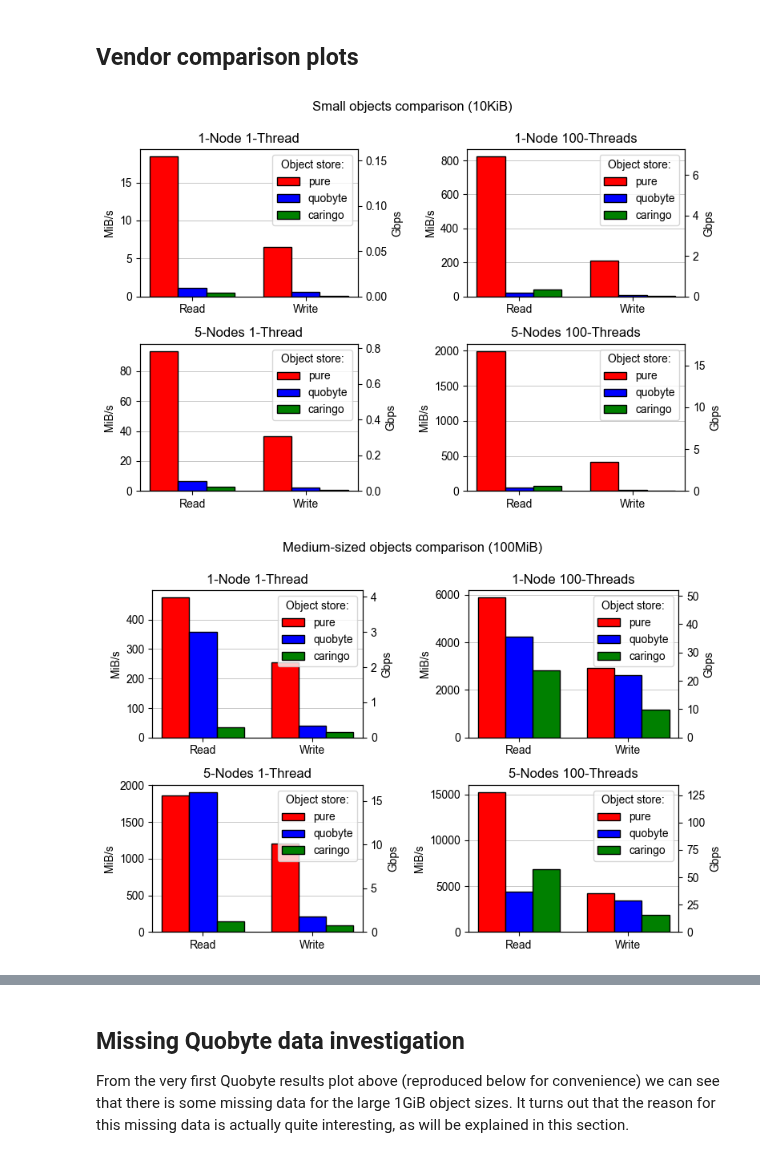
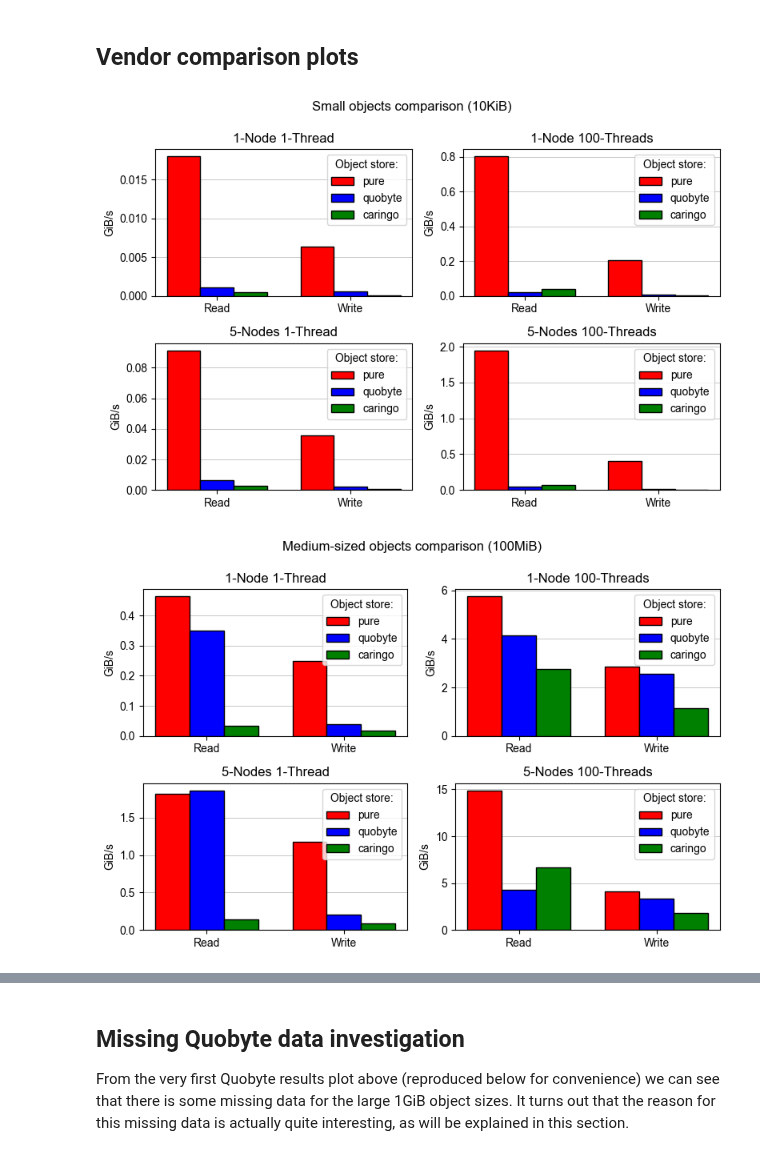
Before and after one commit to stackhpc/jasmin-fs-benchmark, a Jupyter notebook: s3-warp/Analysis.ipynb, the cells around one changed output, grey strips where cells are left out. Cells and saved outputs as stored; diff of their text form; code cells hidden in the pictures.

```diff
--- a/s3-warp/Analysis.ipynb
+++ b/s3-warp/Analysis.ipynb
@@ -471,23 +486,18 @@ plt.savefig(f'figures/{vendor}-iops.png')
 # %%
 # Code - function defs
 
-def file_filter(file_path, vendor, op, nodes, threads, obj_size):
-    pattern = f's3-summary.{vendor}-{op}-{nodes}-{threads}-{obj_size}-'
-    return (pattern in file_path.name and file_path.suffix == '.txt')
-
 def plot_vendor_comparison(
     obj_size,
-    unit='MiB/s',
+    unit='GiB/s',
     figsize=(8, 5),
     bar_colours={'pure':'r', 'quobyte':'b', 'caringo':'g'},
-    highlight_uplink_speed=True,
     highlight_missing=True,
     legend=True,
     **legend_kwargs,
 ):
 
     # Load scores
-    data_dir = pathlib.Path('./benchmark-runs/')
+    data_dir = pathlib.Path('./benchmark-runs/summaries/')
     scores = {}
     for nodes in [1, 5]:
         for threads in [1, 100]:
@@ -523,8 +533,8 @@ def plot_vendor_comparison(
                         scores[ax_key][group_key][vendor] = parse_text_summary(files[0])[op.upper()]
                     except Exception:
                         # If no-data then use 0 as placeholder
-                        print('Missing data for', nodes, threads, op, vendor)
-                        scores[ax_key][group_key][vendor] = {'MiB/s': 0, 'kIOPS': 0}
+#                         print('Missing data for', nodes, threads, op, vendor)
+                        scores[ax_key][group_key][vendor] = {'GiB/s': 0, 'kIOPS': 0}
                     if unit not in scores[ax_key][group_key][vendor].keys():
                         scores[ax_key][group_key][vendor] = {unit: 0}
 #     print(scores)
@@ -558,50 +568,44 @@ def plot_vendor_comparison(
                 color=(bar_colours[k] if bar_colours is not None else None)
             )
             multiplier += 1
-        # Add temporary marker for missing data
-        if highlight_missing:
-            for i, s in enumerate(scores):
-                if s == 0:
-                    L = 'Missing data' if not missing_label_set else ''
-                    ax.axvline([i+offset], lw=5, c='grey', alpha=0.5, label=L)
-                    missing_label_set = True
+
+            # Add temporary marker for missing data
+            if highlight_missing:
+                for i, s in enumerate(scores):
+                    if s == 0:
+                        L = 'Missing data' if not missing_label_set else ''
+                        ax.axvline([i+offset], lw=5, c='grey', alpha=0.5, label=L)
+                        missing_label_set = True
 
 
         # Add some extra stuff
         ax.set_xticks(x + width, groups)
         ax.set_ylabel(unit)
         ax.set_title(ax_key)
-        if unit == 'MiB/s':
-            if highlight_uplink_speed:
-                ax.axhline([Gb_to_MiB(50)], label='Single node limit (2x25 Gbps)', c='grey', ls='--')
-            # Create second axis with Gbps units
-            ax2 = ax.twinx()
-            ax2.set_ylim(tuple(map(MiB_to_Gb, ax.get_ylim())))
-            ax2.set_ylabel('Gbps')
         if legend:
             ax.legend(title='Object store:', **legend_kwargs)
 
     fig.tight_layout()
-    fig.subplots_adjust(wspace=0.5)
+#     fig.subplots_adjust(wspace=0.5)
     return fig, axs
 # %%
 # Code
 obj_size = '10KiB'
-fig, axs = plot_vendor_comparison(obj_size, highlight_uplink_speed=False)
+fig, axs = plot_vendor_comparison(obj_size)
 fig.suptitle(f'Small objects comparison ({obj_size})', y=1.05)
 fig.savefig('figures/vendor-comparison-small-obj.png', bbox_inches='tight')
 fig.show()
 # %% [output]
-[figure, old version]
+[figure, new version]
 # %%
 # Code
 obj_size = '100MiB'
-fig, axs = plot_vendor_comparison(obj_size, highlight_uplink_speed=False)
+fig, axs = plot_vendor_comparison(obj_size)
 fig.suptitle(f'Medium-sized objects comparison ({obj_size})', y=1.05)
 fig.savefig('figures/vendor-comparison-medium-obj.png', bbox_inches='tight')
 fig.show()
 # %% [output]
-[figure, old version]
+[figure, new version]
 # %%
 # Code
 obj_size = '1GiB'
```
Also changed, not shown: parts of 23 cells of this notebook, 6 other files.
